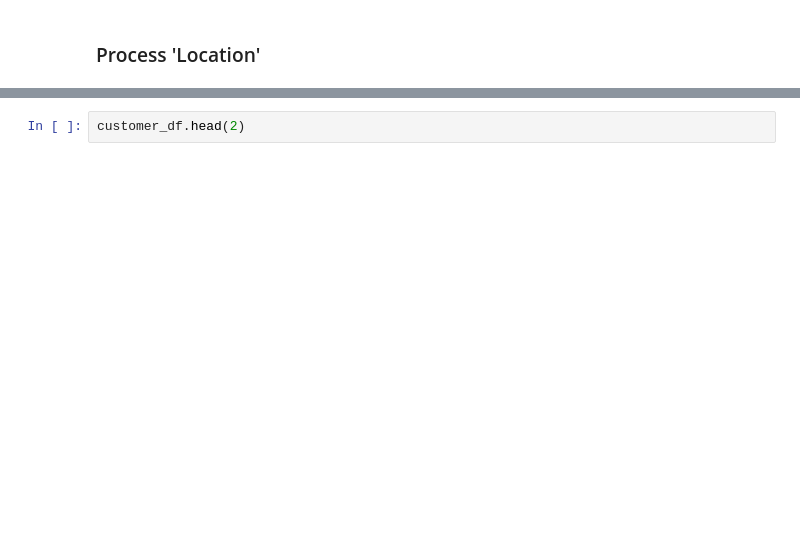
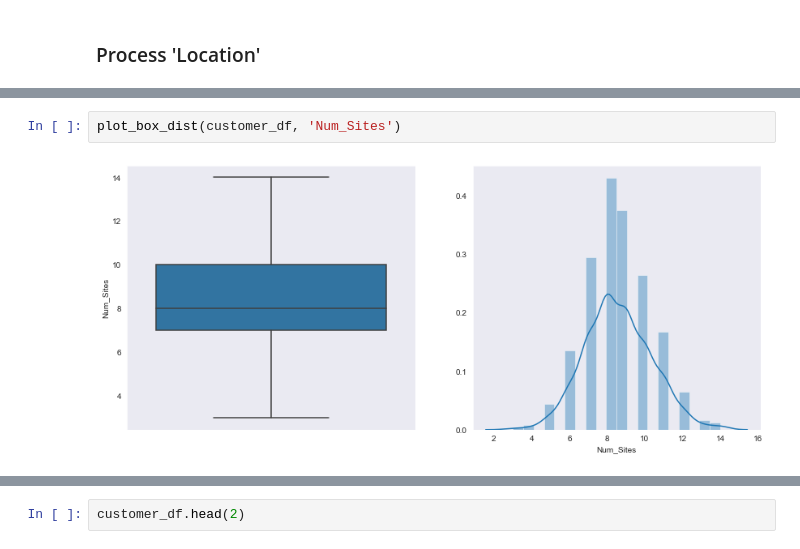
Before and after one commit to shabrown/customer_churn_prediction, a Jupyter notebook: customer_churn_prediction.ipynb, the cells around one changed output, grey strips where cells are left out. Cells and saved outputs as stored; diff of their text form; blank space fills up the shorter version.

```diff
--- a/customer_churn_prediction.ipynb
+++ b/customer_churn_prediction.ipynb
@@ -127,0 +141,4 @@ customer_df['state'] = customer_df['Location'].apply(lambda x: x[-8:-6])
+# %%
+plot_box_dist(customer_df, 'Num_Sites')
+# %% [output]
+[figure, added]
```
Also changed, not shown: parts of 63 cells of this notebook, 1 other file.
